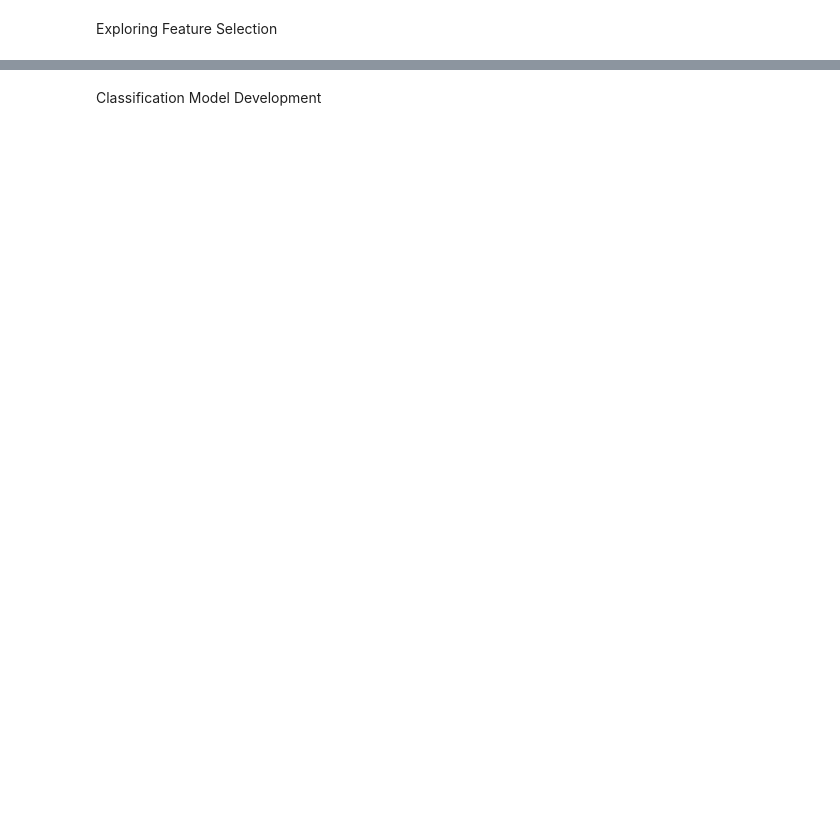
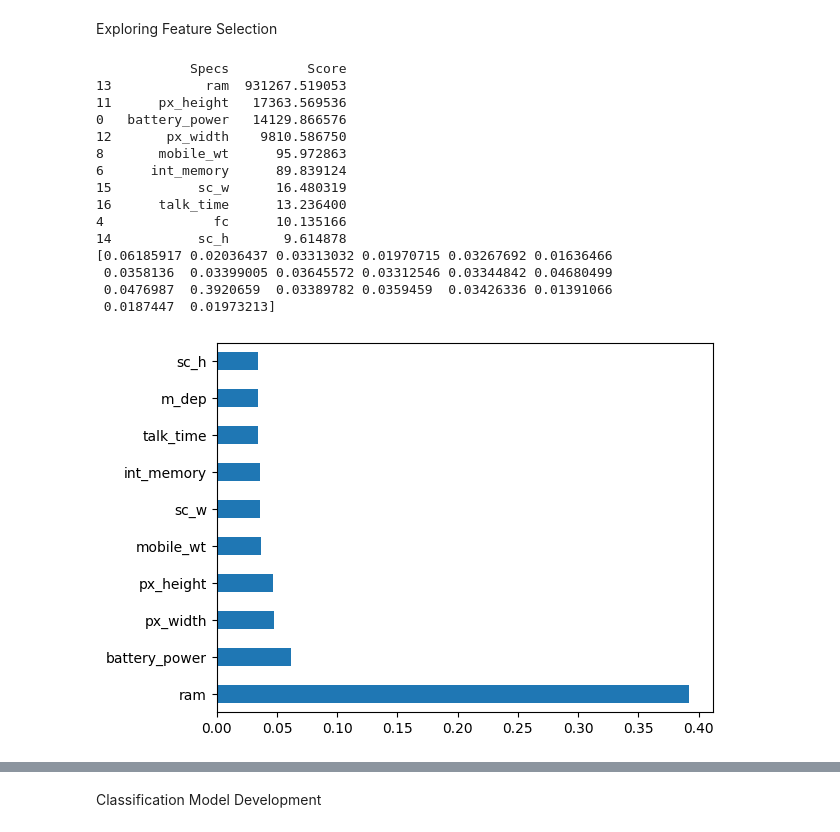
Before and after one commit to rukouuuu/datamining_midtermact, a Jupyter notebook: Activity_1/ILUMIN_PADSUYAN_M01.ipynb, the cells around one changed output, grey strips where cells are left out. Cells and saved outputs as stored; diff of their text form; code cells hidden in the pictures; blank space fills up the shorter version.

Commit message:
Added exploring feature selection

```diff
--- a/Activity_1/ILUMIN_PADSUYAN_M01.ipynb
+++ b/Activity_1/ILUMIN_PADSUYAN_M01.ipynb
@@ -1,2 +1,47 @@
 # %% [markdown]
 Exploring Feature Selection
+# %%
+import pandas as pd
+import numpy as np
+from sklearn.feature_selection import SelectKBest
+from sklearn.feature_selection import chi2
+data = pd.read_csv("train.csv")
+X = data.iloc[:,0:20] #independent columns
+y = data.iloc[:,-1] #target column i.e price range
+#apply SelectKBest class to extract top 10 best features
+bestfeatures = SelectKBest(score_func=chi2, k=10)
+fit = bestfeatures.fit(X,y)
+dfscores = pd.DataFrame(fit.scores_)
+dfcolumns = pd.DataFrame(X.columns)
+#concat two dataframes for better visualization
+featureScores = pd.concat([dfcolumns,dfscores],axis=1)
+featureScores.columns = ['Specs','Score'] #naming the dataframe columns
+print(featureScores.nlargest(10,'Score')) #print 10 best features
+X = data.iloc[:,0:20] #independent columns
+y = data.iloc[:,-1] #target column i.e price range
+from sklearn.ensemble import ExtraTreesClassifier
+import matplotlib.pyplot as plt
+model = ExtraTreesClassifier()
+model.fit(X,y)
+print(model.feature_importances_) #use inbuilt class feature_importances of tree based classifiers
+#plot graph of feature importances for better visualization
+feat_importances = pd.Series(model.feature_importances_, index=X.columns)
+feat_importances.nlargest(10).plot(kind='barh')
+plt.show()
+# %% [output]
+            Specs          Score
+13            ram  931267.519053
+11      px_height   17363.569536
+0   battery_power   14129.866576
+12       px_width    9810.586750
+8       mobile_wt      95.972863
+6      int_memory      89.839124
+15           sc_w      16.480319
+16      talk_time      13.236400
+4              fc      10.135166
+14           sc_h       9.614878
+[0.06185917 0.02036437 0.03313032 0.01970715 0.03267692 0.01636466
+ 0.0358136  0.03399005 0.03645572 0.03312546 0.03344842 0.04680499
+ 0.0476987  0.3920659  0.03389782 0.0359459  0.03426336 0.01391066
+ 0.0187447  0.01973213]
+[figure, added]
```
Also changed, not shown: parts of 2 cells of this notebook.
